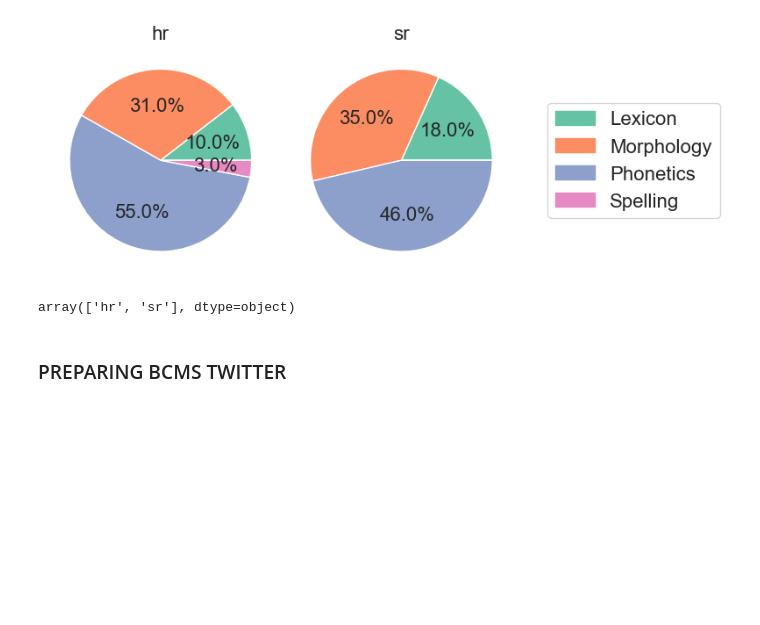
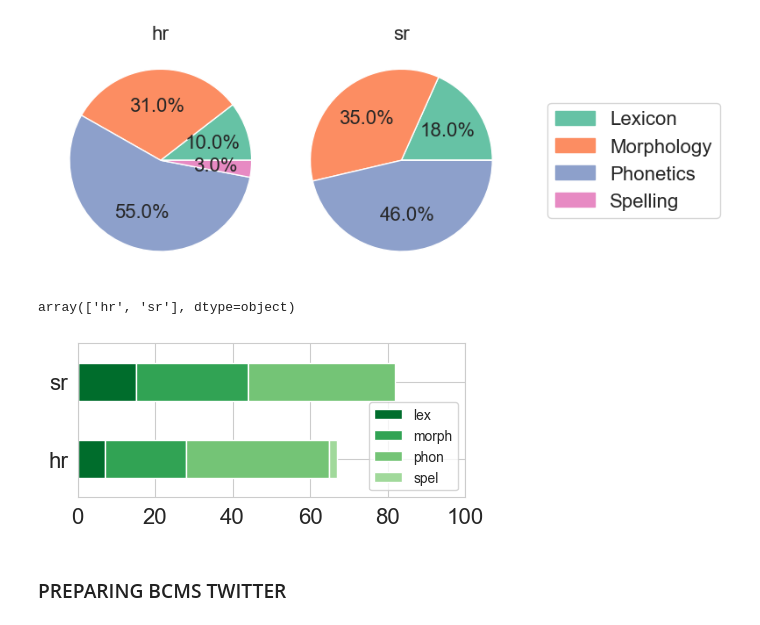
Before and after one commit to Helsinki-NLP/shibboleth, a Jupyter notebook: manual_eval/annotation_analysis_gh_ver2.ipynb, the cells around one changed output. Cells and saved outputs as stored; diff of their text form; code cells hidden in the pictures; blank space fills up the shorter version.

Commit message:
yet another version for the shib content plots

```diff
--- a/manual_eval/annotation_analysis_gh_ver2.ipynb
+++ b/manual_eval/annotation_analysis_gh_ver2.ipynb
@@ -2333,7 +2333,7 @@ def make_sel_graph_per_level(df, method, classes, dataset):
     classes = classes
     ds = dataset
     dfs = []
-    outfile = dataset + '_perlevel_sel.pdf'
+    outfile = dataset + '_perlevel_sel.barh.pdf'
 
     #fig  = plt.plot(figsize=(5,4))
 
@@ -2343,15 +2343,28 @@ def make_sel_graph_per_level(df, method, classes, dataset):
             tmp = work_df.loc[m, c] ## indented
             tmp['sum'] = tmp['count'].sum()
             tmp['perc'] = round(tmp['count'] / tmp['sum'] * 100, 1)
-            tmp = tmp.drop(columns=['count', 'sum']).transpose()
+            tmp = tmp.drop(columns=['sum', 'perc']).transpose()
             tmp['label'] = c
             tmp = tmp.set_index('label')
             dfs.append(tmp)
         except KeyError:
             pass
 
+
+
+
     df_to_plot = pd.concat(dfs).sort_index(axis=1)
-    df_to_plot.plot(kind='pie', stacked=True, title = ds, colormap='summer', figsize=(5,4), xlabel=method).legend(bbox_to_anchor=(1.0, 1.0)).figure.savefig(outfile, bbox_inches='tight')
+    g = df_to_plot.plot(
+        kind='barh',
+        xlim=(0, 100),
+        stacked=True,
+        color={'lex': '#006d2c', 'morph': '#31a354', 'phon': '#74c476', 'spel': '#a1d99b' },
+        figsize=(5, 2),
+        ylabel=None,
+        fontsize=16,
+    )
+    g.set(ylabel=None)
+    g.legend(loc='lower right', bbox_to_anchor=(1.0, 0.0)).figure.savefig(outfile, bbox_inches='tight')
 
 
    # plt.set_yticks(range(0, 105, 10))
@@ -2478,7 +2491,9 @@ bcms_setimes_levels_df.reset_index().label.unique()
 # %% [output]
 array(['hr', 'sr'], dtype=object)
 # %%
-#make_graphs_per_level(bcms_setimes_levels_df, methods, classes, 'bcms_setimes')
+make_sel_graph_per_level(bcms_setimes_levels_df, 'lime_0.1', classes, 'bcms_setimes')
+# %% [output]
+[figure, added]
 # %% [markdown]
 ### PREPARING BCMS TWITTER
 # %%
```
Also changed, not shown: parts of 6 cells of this notebook, 2 other files.
